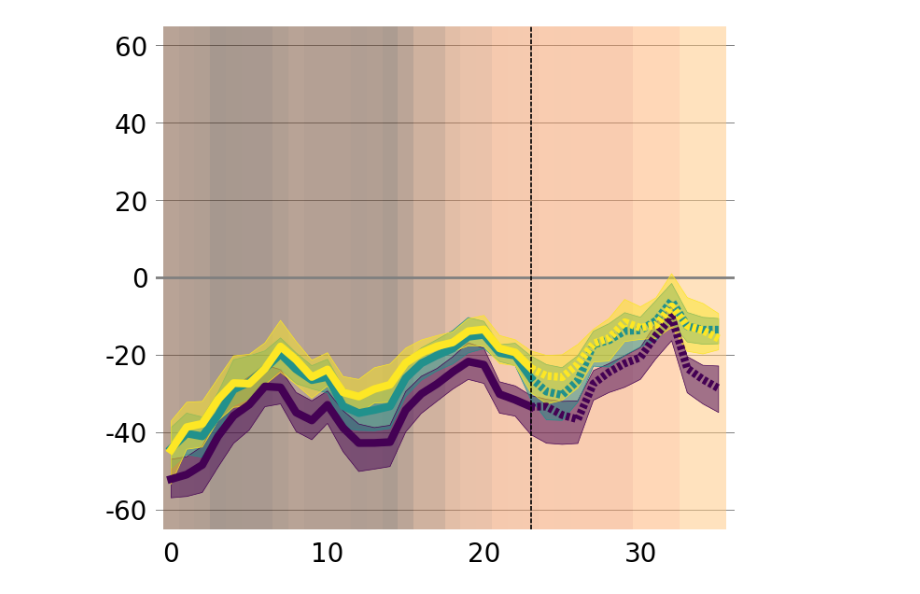
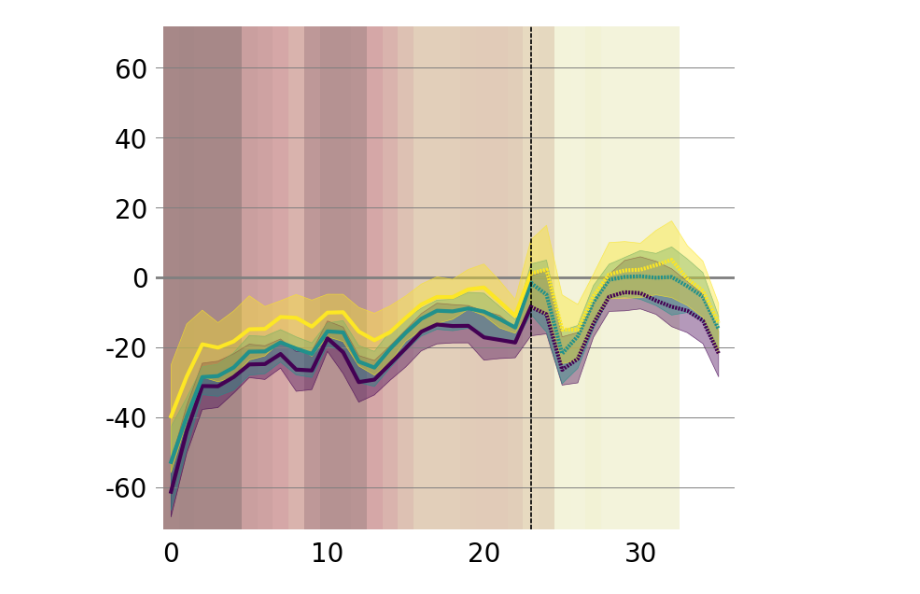
Before and after one commit to carmen-cabrera/latin-mobility-covid, a Jupyter notebook: code/figure-prediction-rdi.ipynb, the cells around one changed output. Saved outputs shown, nothing was run; the diff lists cells and outputs as text; code cells hidden in the pictures.

```diff
--- a/code/figure-prediction-rdi.ipynb
+++ b/code/figure-prediction-rdi.ipynb
@@ -37,7 +37,7 @@ warnings.filterwarnings("ignore")
 # %%
 wd = os.path.dirname(os.getcwd())
 # %%
-country = "CHL"
+country = "COL"
 
 if country == "ARG":
     country_full = "argentina"
@@ -192,7 +192,7 @@ ax.tick_params(axis = 'both', which = 'both', width = 0, length = 0, color = 'k'
 xmin, xmax = -1,36
 ax.set_xlim([xmin, xmax])
 # ymin, ymax = -85, 85
-ymin, ymax = -65, 65
+ymin, ymax = -72, 72
 ax.set_ylim([ymin, ymax])
 
 # xticks = []
@@ -210,7 +210,7 @@ for i in range(int(ymin), int(ymax)):
         yticks.append(i)
 ax.set_yticks(yticks, yticks)
 for y in yticks:
-    ax.plot([xmin, xmax],[y,y], color='gray', lw=0.7, zorder=0)
+    ax.plot([xmin, xmax],[y,y], color='gray', lw=0.7, zorder=3)
 ax.tick_params(axis = 'y', labelsize = 20, pad=6, rotation=0)
 
 gdf_admin_mov = gdf_admin_mov.sort_values(by = ['rdi'], ascending=True).reset_index(drop=True)
@@ -250,41 +250,41 @@ x_obs = x[0:24]
 x_fcst = x[23:]
 
 for i in range(n_clusters):
     color = viridis(norm(i+1))
     y_smooth = pd.DataFrame({'y_smooth': clusters_average[i]}).apply(savgol_filter,  window_length=4, polyorder=2)
     y_obs = y_smooth[0:24]
     y_fcst = y_smooth[23:]
-    ax.plot(x_obs, y_obs, color=color, zorder=100, lw=6)
-    ax.plot(x_fcst, y_fcst, color=color, zorder=100, lw=6, linestyle='--', dashes=(.5, .3))
+    ax.plot(x_obs, y_obs, color=color, zorder=100, lw=3)
+    ax.plot(x_fcst, y_fcst, color=color, zorder=100, lw=3, linestyle='--', dashes=(.5, .3))
 
 for i in range(n_clusters):
     color = viridis(norm(i+1))
     y_smooth_lower = pd.DataFrame({'y_smooth': clusters_lower[i]}).apply(savgol_filter,  window_length=4, polyorder=2)
     y_obs_lower = np.array(y_smooth_lower['y_smooth'][0:24])
     y_smooth_upper = pd.DataFrame({'y_smooth': clusters_upper[i]}).apply(savgol_filter,  window_length=4, polyorder=2)
     y_obs_upper = np.array(y_smooth_upper['y_smooth'][0:24])
-    ax.fill_between(x_obs, y_obs_lower, y_obs_upper, color=color, alpha=0.5, edgecolor=None, linewidth=0, zorder=i+1)
-    ax.fill_between(x_obs, y_obs_lower, y_obs_upper, color='None', alpha=1, edgecolor=color, linewidth=.5, zorder=1+2)
+    ax.fill_between(x_obs, y_obs_lower, y_obs_upper, color=color, alpha=0.4, edgecolor=None, linewidth=0, zorder=i+1)
+    ax.fill_between(x_obs, y_obs_lower, y_obs_upper, color='None', alpha=0.7, edgecolor=color, linewidth=.5, zorder=1+2)
 
     y_smooth_lower_fcst = pd.DataFrame({'y_smooth': clusters_lower_fcst[i]}).apply(savgol_filter,  window_length=4, polyorder=2)
     y_obs_lower_fcst = np.array(y_smooth_lower_fcst['y_smooth'][23:])
     y_smooth_upper_fcst = pd.DataFrame({'y_smooth': clusters_upper_fcst[i]}).apply(savgol_filter,  window_length=4, polyorder=2)
     y_obs_upper_fcst = np.array(y_smooth_upper_fcst['y_smooth'][23:])
-    ax.fill_between(x_fcst, y_obs_lower_fcst, y_obs_upper_fcst, color=color, alpha=0.5, edgecolor=None, linewidth=0, zorder=i+1)
-    ax.fill_between(x_fcst, y_obs_lower_fcst, y_obs_upper_fcst, color='None', alpha=1, edgecolor=color, linewidth=.5, zorder=1+2)
+    ax.fill_between(x_fcst, y_obs_lower_fcst, y_obs_upper_fcst, color=color, alpha=0.4, edgecolor=None, linewidth=0, zorder=i+1)
+    ax.fill_between(x_fcst, y_obs_lower_fcst, y_obs_upper_fcst, color='None', alpha=0.7, edgecolor=color, linewidth=.5, zorder=1+2)
 
 for k in range(len(x)):
     try:
-        rgba = matplotlib.cm.copper(1-((stringencies[k]-min(stringencies))/max(stringencies))*3/4)
+        rgba = matplotlib.cm.pink(1-((stringencies[k]-min(stringencies))/max(stringencies))*6/7)
     except:
-        rgba = matplotlib.cm.copper(1-((stringencies[k-1]-min(stringencies))/max(stringencies))*3/4)
+        rgba = matplotlib.cm.pink(1-((stringencies[k-1]-min(stringencies))/max(stringencies))*6/7)
     x = [k-.50, k+.50]
-    ax.fill_between(x, 100*np.ones(len(x)), -100*np.ones(len(x)), color=rgba, alpha=0.5, edgecolor='None', linewidth=0, zorder=0)
+    ax.fill_between(x, 100*np.ones(len(x)), -100*np.ones(len(x)), color=rgba, alpha=0.68, edgecolor='None', linewidth=0, zorder=0)
 
 ax.plot([xmin-1, xmax],[0,0], color='gray', lw=2, zorder=1)
 
-# plt.savefig(wd + '/plots/figure-prediction-rdi/' + country + '_prediction_by_rdi.pdf', bbox_inches = 'tight')
+plt.savefig(wd + '/plots/figure-prediction-rdi/' + country + '_prediction_by_rdi_band.pdf', bbox_inches = 'tight')
 
 plt.show()
 # %% [output]
-[figure, old version]
+[figure, new version]
```
Also changed, not shown: parts of 4 cells of this notebook, 19 other files.
